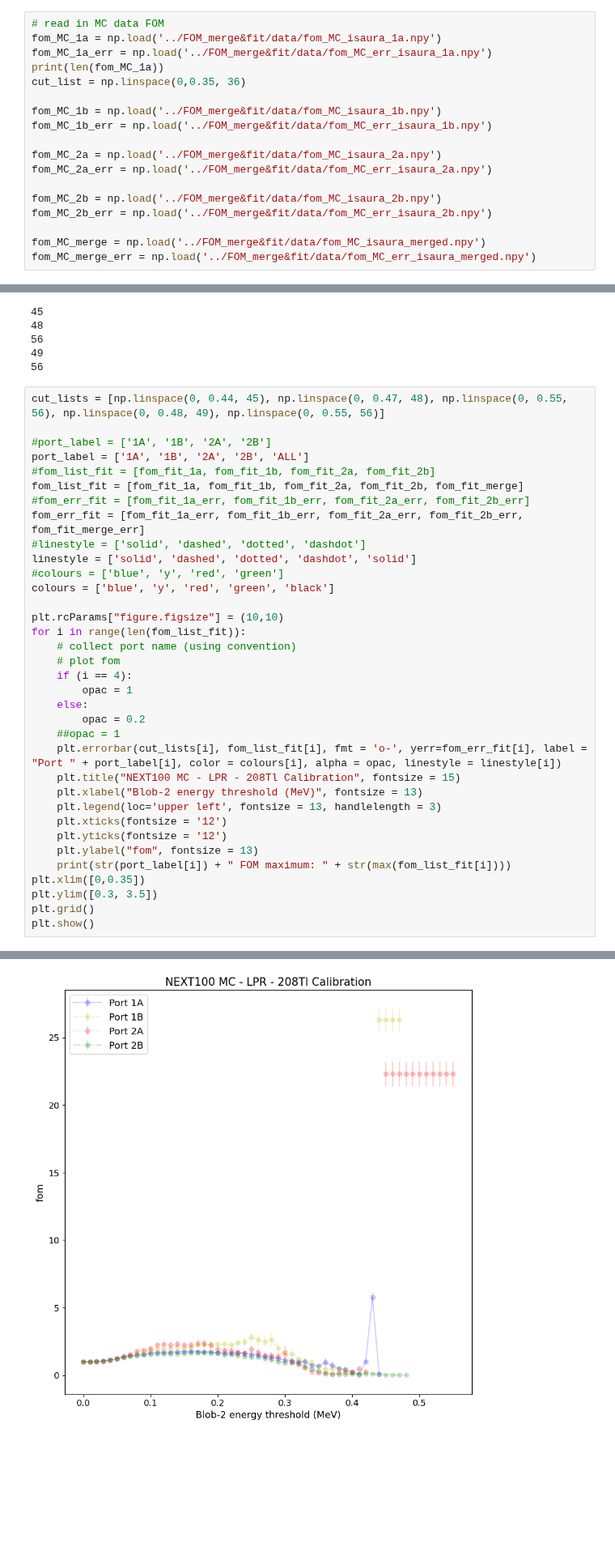
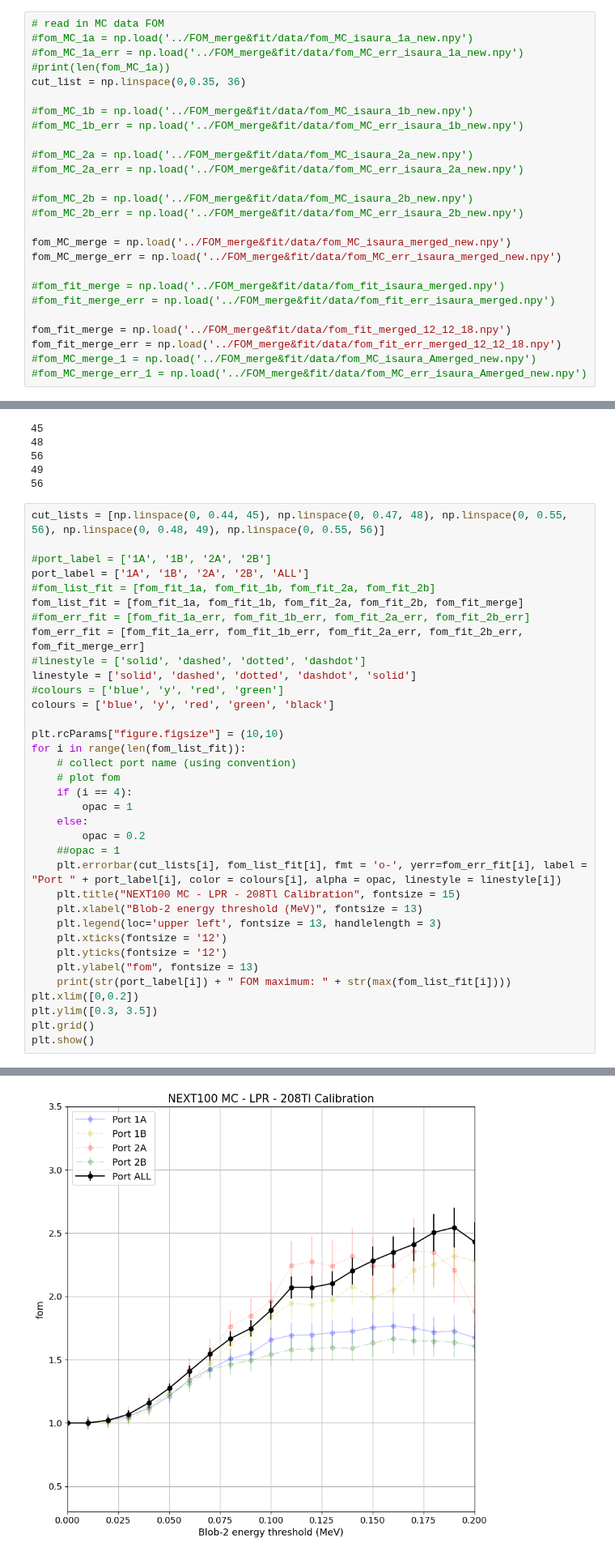
Before and after one commit to jwaiton/next_misc, a Jupyter notebook: miscellaneous/FOM_fit_collation.ipynb, the cells around one changed output, grey strips where cells are left out. Shown at 81% size. Cells and saved outputs as stored; diff of their text form; blank space fills up the shorter version.

```diff
--- a/miscellaneous/FOM_fit_collation.ipynb
+++ b/miscellaneous/FOM_fit_collation.ipynb
@@ -12,19 +12,27 @@ sys.path.append("/home/e78368jw/Documents/NEXT_CODE/next_misc/")
 import core.functions as func
 # %%
 # read in MC data FOM
-fom_MC_1a = np.load('../FOM_merge&fit/data/fom_MC_isaura_1a.npy')
-fom_MC_1a_err = np.load('../FOM_merge&fit/data/fom_MC_err_isaura_1a.npy')
-print(len(fom_MC_1a))
+#fom_MC_1a = np.load('../FOM_merge&fit/data/fom_MC_isaura_1a_new.npy')
+#fom_MC_1a_err = np.load('../FOM_merge&fit/data/fom_MC_err_isaura_1a_new.npy')
+#print(len(fom_MC_1a))
 cut_list = np.linspace(0,0.35, 36)
 
-fom_MC_1b = np.load('../FOM_merge&fit/data/fom_MC_isaura_1b.npy')
-fom_MC_1b_err = np.load('../FOM_merge&fit/data/fom_MC_err_isaura_1b.npy')
+#fom_MC_1b = np.load('../FOM_merge&fit/data/fom_MC_isaura_1b_new.npy')
+#fom_MC_1b_err = np.load('../FOM_merge&fit/data/fom_MC_err_isaura_1b_new.npy')
 
-fom_MC_2a = np.load('../FOM_merge&fit/data/fom_MC_isaura_2a.npy')
-fom_MC_2a_err = np.load('../FOM_merge&fit/data/fom_MC_err_isaura_2a.npy')
+#fom_MC_2a = np.load('../FOM_merge&fit/data/fom_MC_isaura_2a_new.npy')
+#fom_MC_2a_err = np.load('../FOM_merge&fit/data/fom_MC_err_isaura_2a_new.npy')
 
-fom_MC_2b = np.load('../FOM_merge&fit/data/fom_MC_isaura_2b.npy')
-fom_MC_2b_err = np.load('../FOM_merge&fit/data/fom_MC_err_isaura_2b.npy')
+#fom_MC_2b = np.load('../FOM_merge&fit/data/fom_MC_isaura_2b_new.npy')
+#fom_MC_2b_err = np.load('../FOM_merge&fit/data/fom_MC_err_isaura_2b_new.npy')
 
-fom_MC_merge = np.load('../FOM_merge&fit/data/fom_MC_isaura_merged.npy')
-fom_MC_merge_err = np.load('../FOM_merge&fit/data/fom_MC_err_isaura_merged.npy')
+fom_MC_merge = np.load('../FOM_merge&fit/data/fom_MC_isaura_merged_new.npy')
+fom_MC_merge_err = np.load('../FOM_merge&fit/data/fom_MC_err_isaura_merged_new.npy')
+
+#fom_fit_merge = np.load('../FOM_merge&fit/data/fom_fit_isaura_merged.npy')
+#fom_fit_merge_err = np.load('../FOM_merge&fit/data/fom_fit_err_isaura_merged.npy')
+
+fom_fit_merge = np.load('../FOM_merge&fit/data/fom_fit_merged_12_12_18.npy')
+fom_fit_merge_err = np.load('../FOM_merge&fit/data/fom_fit_err_merged_12_12_18.npy')
+#fom_MC_merge_1 = np.load('../FOM_merge&fit/data/fom_MC_isaura_Amerged_new.npy')
+#fom_MC_merge_err_1 = np.load('../FOM_merge&fit/data/fom_MC_err_isaura_Amerged_new.npy')
@@ -129,7 +158,7 @@ for i in range(len(fom_list_fit)):
     plt.yticks(fontsize = '12')
     plt.ylabel("fom", fontsize = 13)
     print(str(port_label[i]) + " FOM maximum: " + str(max(fom_list_fit[i])))
-plt.xlim([0,0.35])
+plt.xlim([0,0.2])
 plt.ylim([0.3, 3.5])
 plt.grid()
 plt.show()
@@ -142,4 +171,4 @@ IndexError: list index out of range
-[figure, old version]
+[figure, new version]
 # %%
 
 fom_MC_merge = np.load('../FOM_merge&fit/data/fom_MC_isaura_merged.npy')
```
Also changed, not shown: parts of 4 cells of this notebook, 2 other files.
